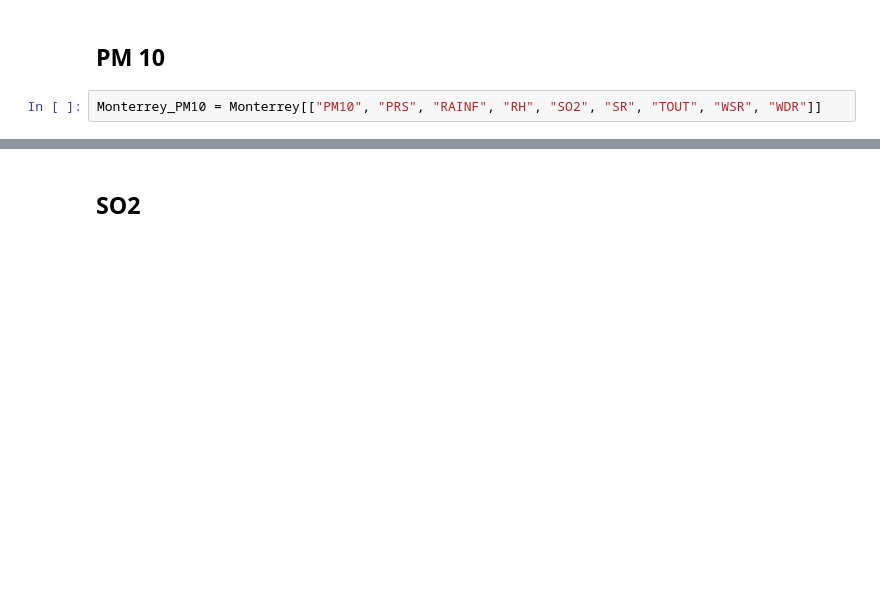
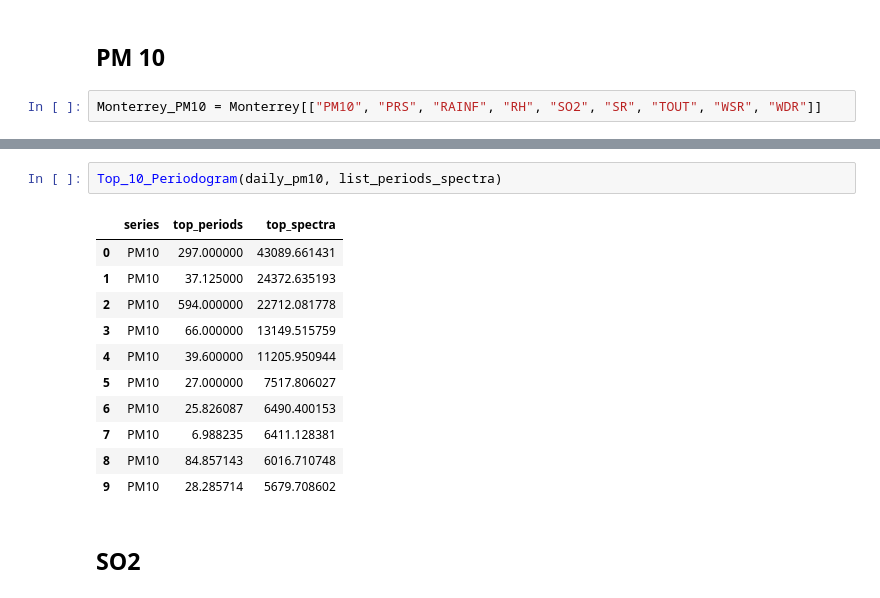
Before and after one commit to XJoseAntonioX/Air_quality_analysis_and_forecasting, a Jupyter notebook: Analisis_Series_Tiempo.ipynb, the cells around one changed output, grey strips where cells are left out. Drawn from its saved outputs; the diff is of its cells as text; blank space fills up the shorter version.

```diff
--- a/Analisis_Series_Tiempo.ipynb
+++ b/Analisis_Series_Tiempo.ipynb
@@ -49,3 +155,17 @@ graficar_serie_tiempo(Monterrey_PM10, "PM10")
+# %%
+Top_10_Periodogram(daily_pm10, list_periods_spectra)
+# %% [output]
+|  | series | top_periods | top_spectra |
+| 0 | PM10 | 297.000000 | 43089.661431 |
+| 1 | PM10 | 37.125000 | 24372.635193 |
+| 2 | PM10 | 594.000000 | 22712.081778 |
+| 3 | PM10 | 66.000000 | 13149.515759 |
+| 4 | PM10 | 39.600000 | 11205.950944 |
+| 5 | PM10 | 27.000000 | 7517.806027 |
+| 6 | PM10 | 25.826087 | 6490.400153 |
+| 7 | PM10 | 6.988235 | 6411.128381 |
+| 8 | PM10 | 84.857143 | 6016.710748 |
+| 9 | PM10 | 28.285714 | 5679.708602 |
 # %% [markdown]
 ## SO2
 # %% [markdown]
```
Also changed, not shown: parts of 7 cells of this notebook.
